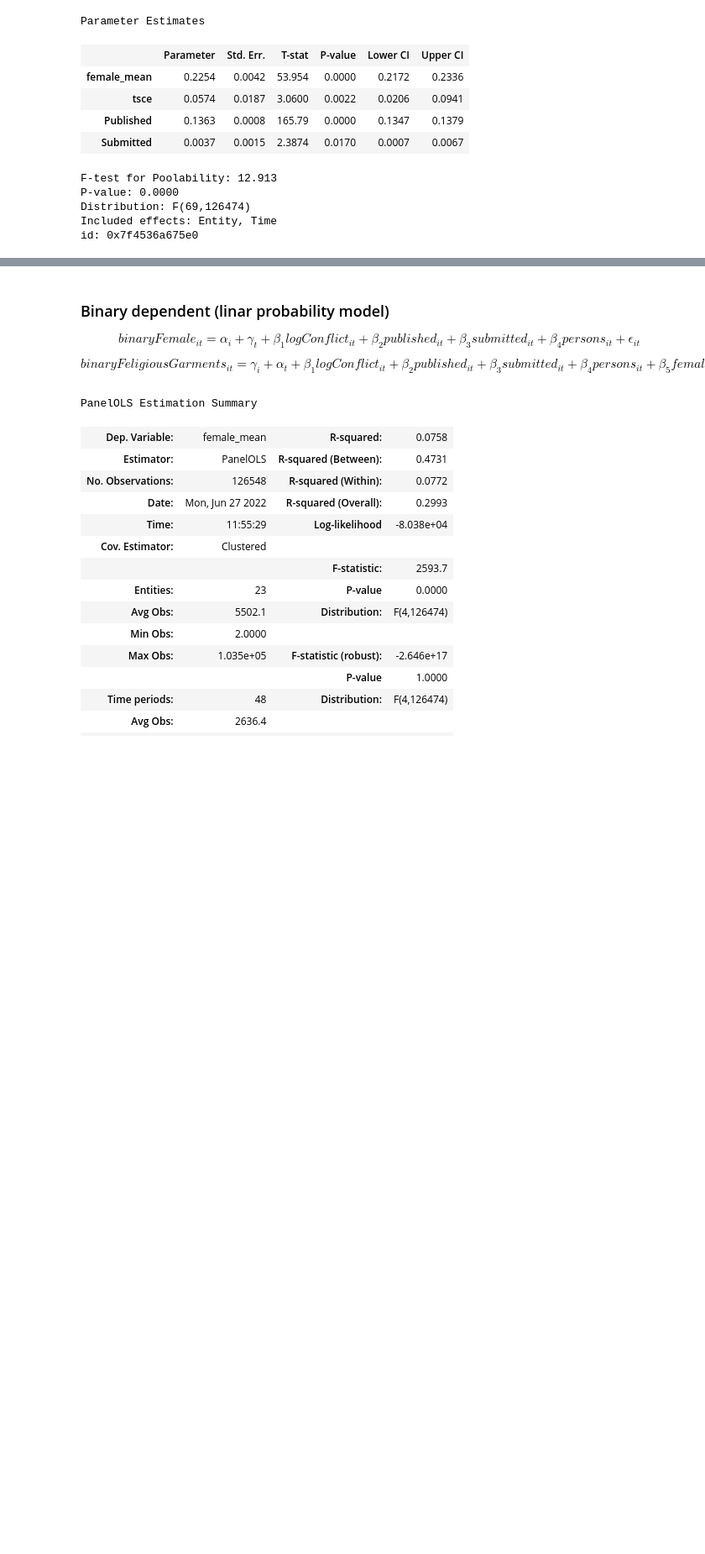
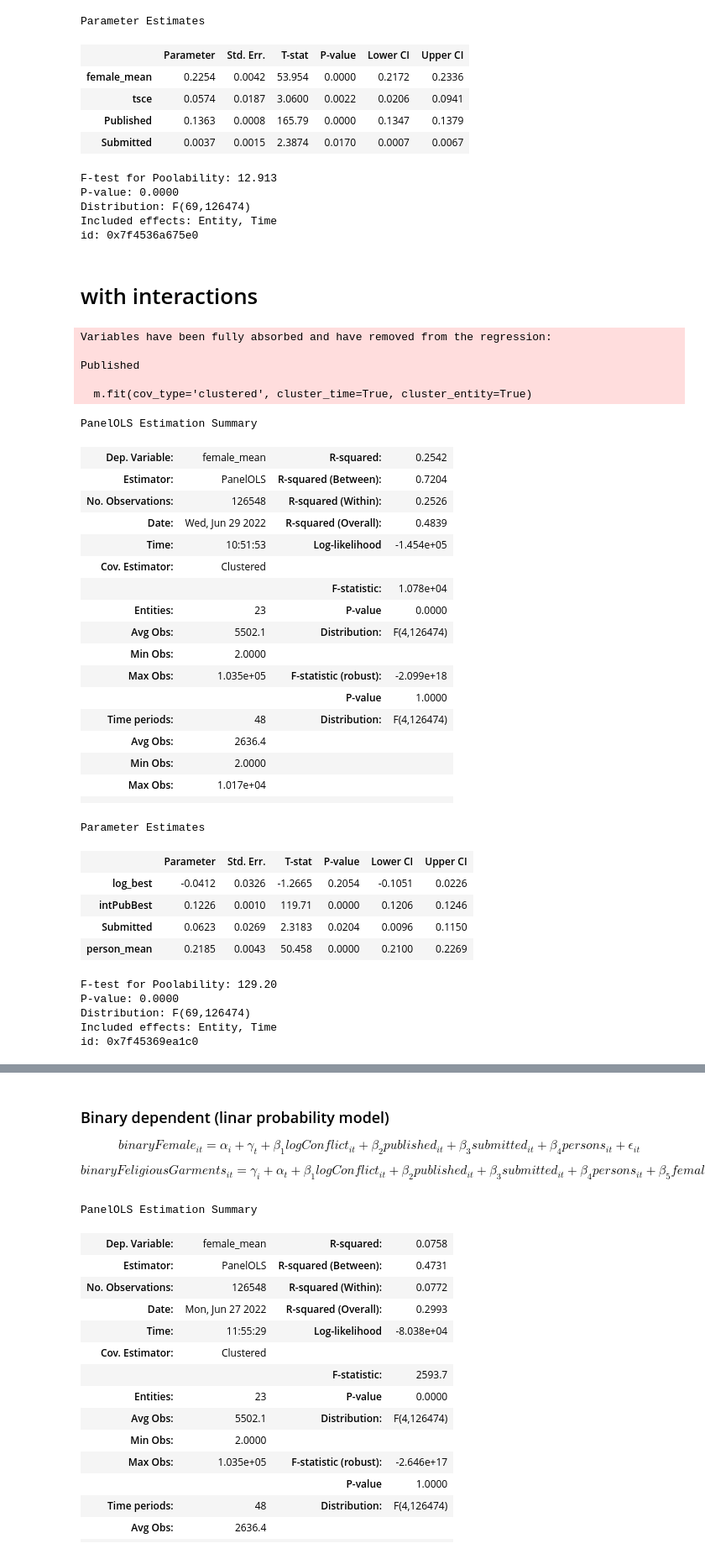
Before and after one commit to Polichinel/Detectron2, a Jupyter notebook: misc/assorted_stats.ipynb, the cells around one changed output, grey strips where cells are left out. Shown at 84% size. Drawn from its saved outputs; the diff is of its cells as text; code cells hidden in the pictures; blank space fills up the shorter version.

Commit message:
now with interactions

```diff
--- a/misc/assorted_stats.ipynb
+++ b/misc/assorted_stats.ipynb
@@ -43,7 +43,10 @@ df_sub[['Published', 'Raw', 'Submitted']] = pd.get_dummies(df_sub[['publication'
 df_sub.drop(columns= 'publication', inplace= True)
 df_sub.dropna(inplace= True)
 df_sub.set_index(['gid', 'month_id'], inplace = True)
-# df_sub['intPubBest'] = df_sub['Published'] * df_sub['log_best']
+df_sub['intPubBest'] = df_sub['Published'] * df_sub['log_best']
+df_sub['intPubTce'] = df_sub['Published'] * df_sub['tce']
+df_sub['intPubTsce'] = df_sub['Published'] * df_sub['tsce']
+
 
 # also drop all with no persons in them
 # %% [markdown]
@@ -326,3 +329,53 @@ P-value: 0.0000
 Distribution: F(69,126474)
 Included effects: Entity, Time
 id: 0x7f4536a675e0
+# %% [markdown]
+# with interactions
+# %%
+X = df_sub.loc[:,['log_best', 'intPubBest', 'Published', 'Submitted', 'person_mean']] # raw is ref
+y = df_sub.loc[:, 'female_mean']
+
+m = PanelOLS(dependent=y,
+            exog=X,
+            entity_effects=True,
+            time_effects=True,
+            drop_absorbed = True)
+
+# m = PanelOLS.from_formula('female_mean ~ log_best + Published + Submitted + person_mean + EntityEffects + TimeEffects', data=df_sub)
+
+m.fit(cov_type='clustered', cluster_time=True, cluster_entity=True)
+# %% [output]
+Variables have been fully absorbed and have removed from the regression:
+
+Published
+
+  m.fit(cov_type='clustered', cluster_time=True, cluster_entity=True)
+PanelOLS Estimation Summary
+| Dep. Variable: | female_mean | R-squared: | 0.2542 |
+| Estimator: | PanelOLS | R-squared (Between): | 0.7204 |
+| No. Observations: | 126548 | R-squared (Within): | 0.2526 |
+| Date: | Wed, Jun 29 2022 | R-squared (Overall): | 0.4839 |
+| Time: | 10:51:53 | Log-likelihood | -1.454e+05 |
+| Cov. Estimator: | Clustered |  |  |
+|  |  | F-statistic: | 1.078e+04 |
+| Entities: | 23 | P-value | 0.0000 |
+| Avg Obs: | 5502.1 | Distribution: | F(4,126474) |
+| Min Obs: | 2.0000 |  |  |
+| Max Obs: | 1.035e+05 | F-statistic (robust): | -2.099e+18 |
+|  |  | P-value | 1.0000 |
+| Time periods: | 48 | Distribution: | F(4,126474) |
+| Avg Obs: | 2636.4 |  |  |
+| Min Obs: | 2.0000 |  |  |
+| Max Obs: | 1.017e+04 |  |  |
+|  |  |  |  |
+Parameter Estimates
+|  | Parameter | Std. Err. | T-stat | P-value | Lower CI | Upper CI |
+| log_best | -0.0412 | 0.0326 | -1.2665 | 0.2054 | -0.1051 | 0.0226 |
+| intPubBest | 0.1226 | 0.0010 | 119.71 | 0.0000 | 0.1206 | 0.1246 |
+| Submitted | 0.0623 | 0.0269 | 2.3183 | 0.0204 | 0.0096 | 0.1150 |
+| person_mean | 0.2185 | 0.0043 | 50.458 | 0.0000 | 0.2100 | 0.2269 |
+F-test for Poolability: 129.20
+P-value: 0.0000
+Distribution: F(69,126474)
+Included effects: Entity, Time
+id: 0x7f45369ea1c0
```
Also changed, not shown: parts of 5 cells of this notebook.
